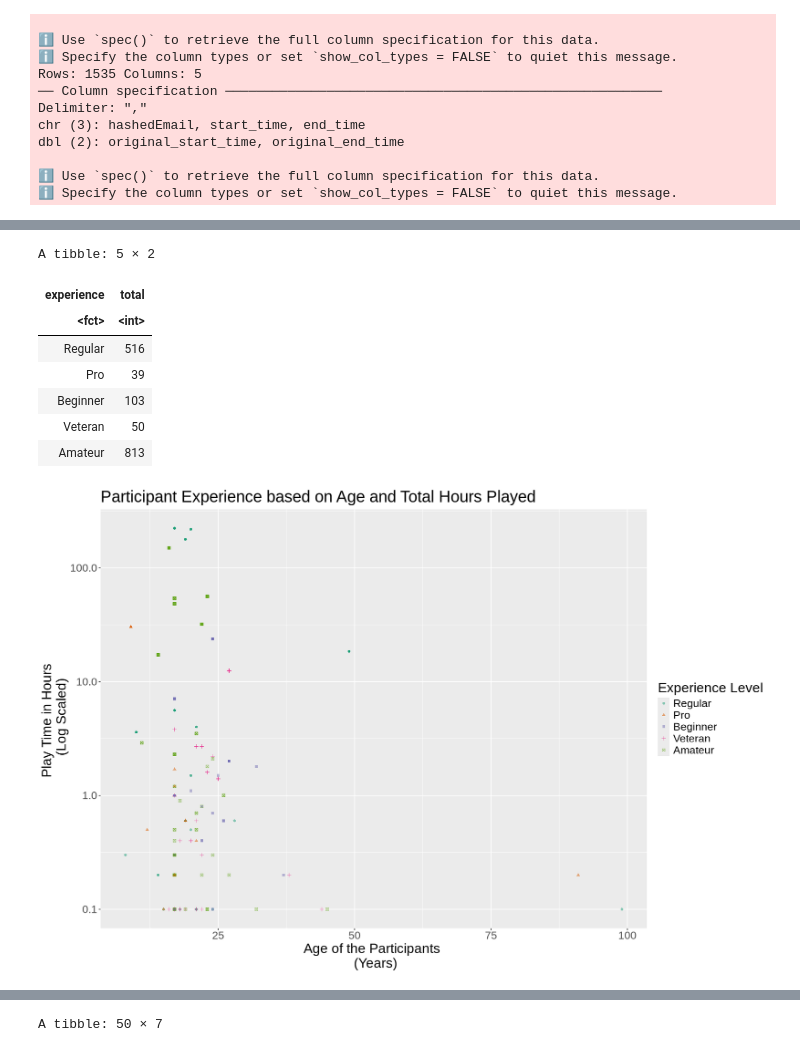
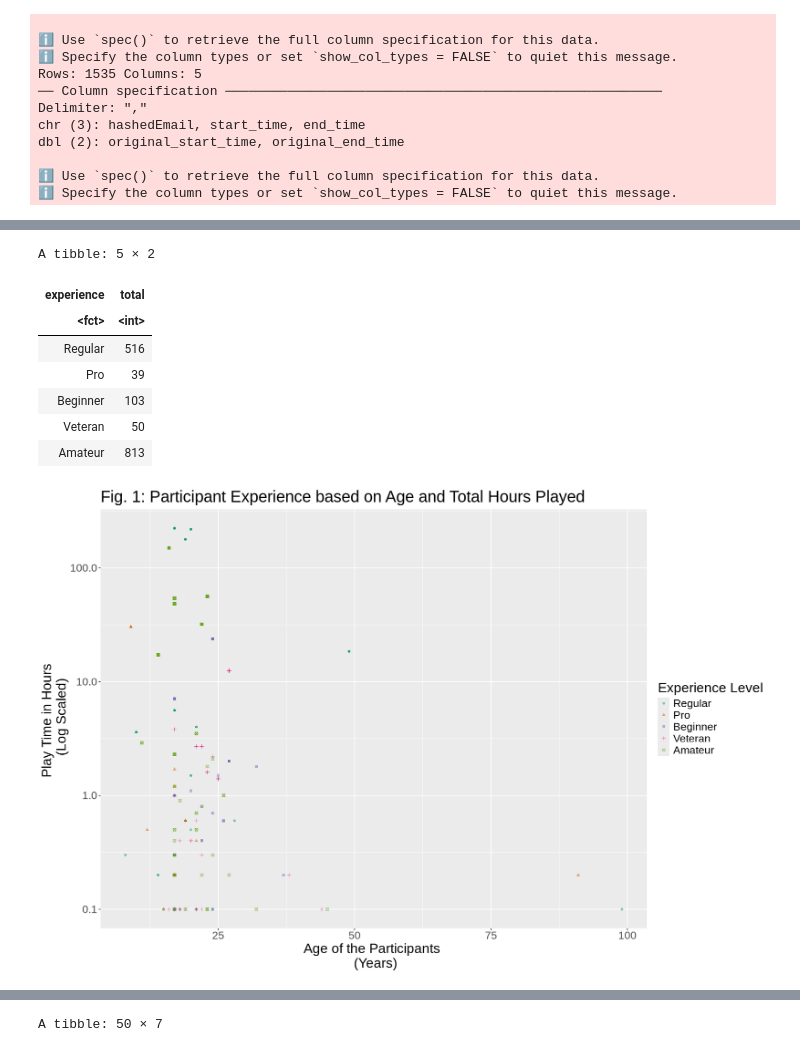
Before and after one commit to EtanSun/DSCI_100_Project, a Jupyter notebook: project.ipynb, the cells around one changed output, grey strips where cells are left out. Cells and saved outputs as stored; diff of their text form; code cells hidden in the pictures.

```diff
--- a/project.ipynb
+++ b/project.ipynb
@@ -194,40 +194,35 @@ Additional Notes:
 # %%
 set.seed (100)
 
 #Setting the initial plot size. (1)
 options (repr.plot.width = 15, repr.plot.height = 10)
 
-#Converting experience into a factor data type - categorical. (2)
-playdate_final <- playdate_NA |>
-select (experience:age) |>
-mutate (experience = as_factor(experience))
-
-#Creating a visualization to see what we're working with; x = age as it is independent, y = played_hours as it might change based on age. (3)
+#Creating a visualization to see what we're working with; x = age as it is independent, y = played_hours as it might change based on age. (2)
 playdate_vision <- playdate_final |>
 ggplot (aes(x = age, y = played_hours, color = experience, shape = experience)) +
 geom_point(alpha = 0.5) +
 scale_color_brewer (palette = "Dark2") +
-labs (x = "Age of the Participants \n (Years)", y = "Play Time in Hours \n (Log Scaled)", title = "Participant Experience based on Age and Total Hours Played"
+labs (x = "Age of the Participants \n (Years)", y = "Play Time in Hours \n (Log Scaled)", title = "Fig. 1: Participant Experience based on Age and Total Hours Played"
       , color = "Experience Level", shape = "Experience Level") +
 theme (text = element_text (size = 20)) +
 scale_y_log10 ()
 
-#Creating the summary for total observations per class/category. (4)
+#Creating the summary for total observations per class/category. (3)
 playdate_summary <- playdate_final |>
 group_by (experience) |>
 summarise (total = n())
 
 playdate_vision
 playdate_summary
 # %% [output]
 A tibble: 5 × 2
 | experience | total |
 | <fct> | <int> |
 | Regular | 516 |
 | Pro | 39 |
 | Beginner | 103 |
 | Veteran | 50 |
 | Amateur | 813 |
-[figure, old version]
+[figure, new version]
 # %% [markdown]
 ### Tuning the Model
```
Also changed, not shown: parts of 15 cells of this notebook.
